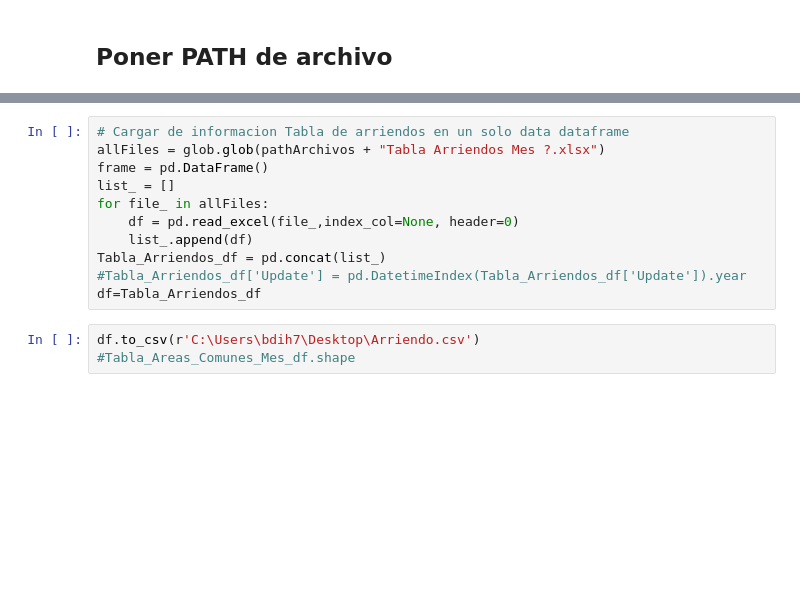
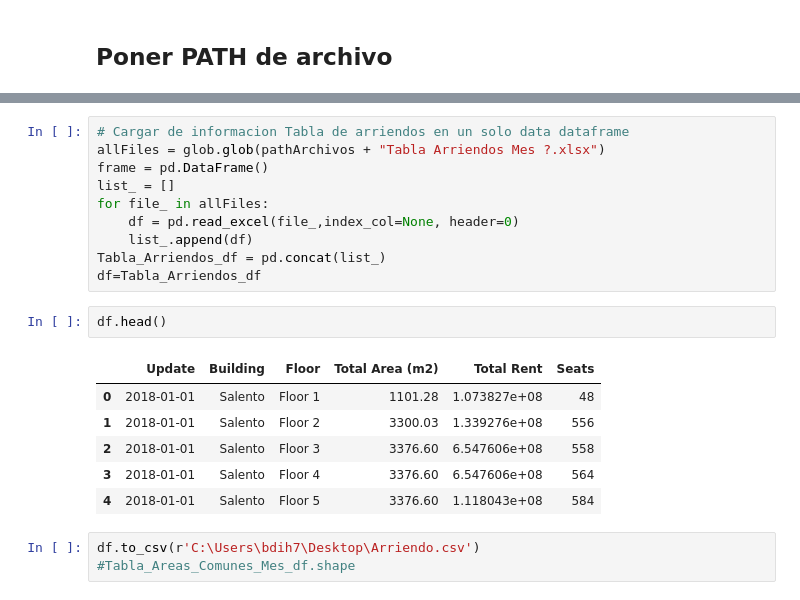
Before and after one commit to zbuitrago/MIS_Analyst, a Jupyter notebook: Scripts/Data_Processing.ipynb, the cells around one changed output, grey strips where cells are left out. Drawn from its saved outputs; the diff is of its cells as text; blank space fills up the shorter version.

```diff
--- a/Scripts/Data_Processing.ipynb
+++ b/Scripts/Data_Processing.ipynb
@@ -22,8 +83,16 @@ for file_ in allFiles:
     df = pd.read_excel(file_,index_col=None, header=0)
     list_.append(df)
 Tabla_Arriendos_df = pd.concat(list_)
-#Tabla_Arriendos_df['Update'] = pd.DatetimeIndex(Tabla_Arriendos_df['Update']).year
 df=Tabla_Arriendos_df
+# %%
+df.head()
+# %% [output]
+|  | Update | Building | Floor | Total Area (m2) | Total Rent | Seats |
+| 0 | 2018-01-01 | Salento | Floor 1 | 1101.28 | 1.073827e+08 | 48 |
+| 1 | 2018-01-01 | Salento | Floor 2 | 3300.03 | 1.339276e+08 | 556 |
+| 2 | 2018-01-01 | Salento | Floor 3 | 3376.60 | 6.547606e+08 | 558 |
+| 3 | 2018-01-01 | Salento | Floor 4 | 3376.60 | 6.547606e+08 | 564 |
+| 4 | 2018-01-01 | Salento | Floor 5 | 3376.60 | 1.118043e+08 | 584 |
 # %%
 df.to_csv(r'C:\Users\bdih7\Desktop\Arriendo.csv')
 #Tabla_Areas_Comunes_Mes_df.shape
```
Also changed, not shown: parts of 12 cells of this notebook.
